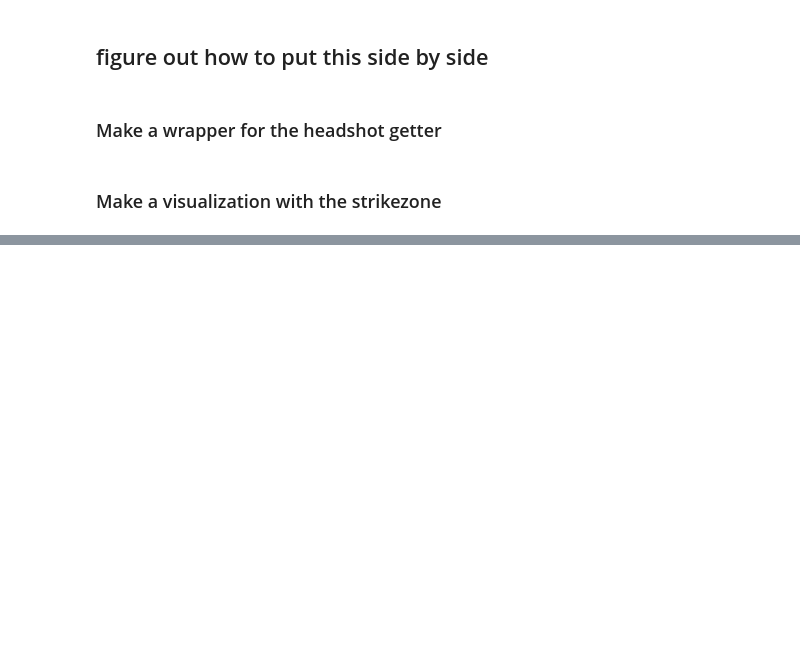
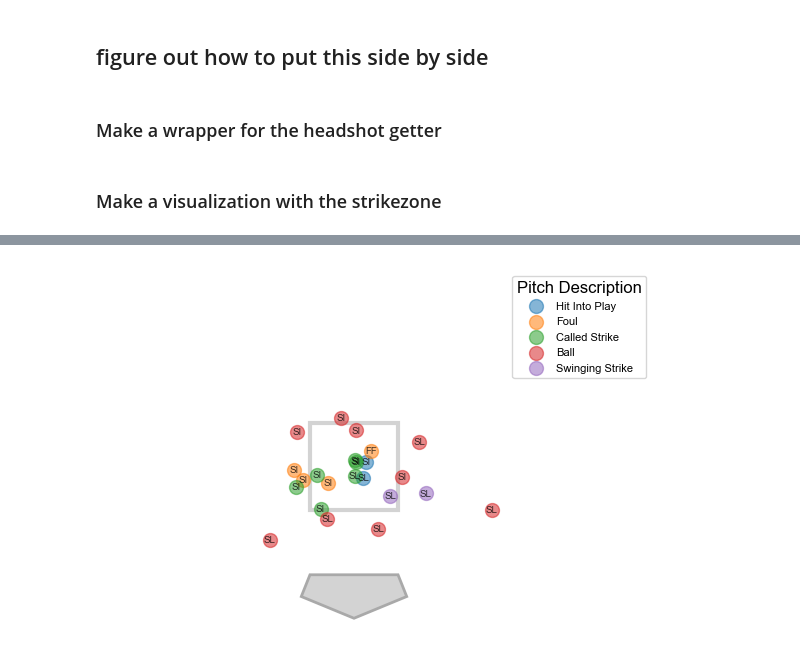
Before and after one commit to nicholson2208/three-true-outcomes, a Jupyter notebook: plotting.ipynb, the cells around one changed output, grey strips where cells are left out. Cells and saved outputs as stored; diff of their text form; code cells hidden in the pictures; blank space fills up the shorter version.

Commit message:
make a gif for the strikezone

```diff
--- a/plotting.ipynb
+++ b/plotting.ipynb
@@ -102,7 +100,7 @@ all_pitches.columns
 
 maybe make it infer which kind of plot to make?
 # %%
-def plot_strike_zone(pitch_df: pd.DataFrame, title: str = '', colorby: str = 'pitch_type', annotation: str = None, axis = None) -> None:
+def plot_strike_zone(pitch_df: pd.DataFrame, title: str = '', colorby: str = 'pitch_type', annotation: str = None, axis = None, animated: bool = False, i = None) -> None:
     """
     Produces a pitches overlaid on a strike zone using statcast data
 
@@ -128,6 +126,10 @@ def plot_strike_zone(pitch_df: pd.DataFrame, title: str = '', colorby: str = 'pi
     # make the markers really visible when fewer pitches
     alpha_markers = min(0.8, 0.5 + 1 / pitch_df.shape[0])
     alpha_text = alpha_markers + 0.2
+
+    if animated:
+        pitch_df = pitch_df.iloc[:i]
+
 
     # define Matplotlib figure and axis
     if axis is None:
@@ -202,8 +204,8 @@ def plot_strike_zone(pitch_df: pd.DataFrame, title: str = '', colorby: str = 'pi
 
         # add an annotation at the center of the marker
         if annotation:
-            for i, pitch_coord in zip(color_sub_data.index, zip(color_sub_data["plate_x"], color_sub_data['plate_z'])):
-                label_formatted = color_sub_data.loc[i, annotation]
+            for j, pitch_coord in zip(color_sub_data.index, zip(color_sub_data["plate_x"], color_sub_data['plate_z'])):
+                label_formatted = color_sub_data.loc[j, annotation]
                 label_formatted = label_formatted if not pd.isna(label_formatted) else ""
 
                 if annotation in ["release_speed", "effective_speed", "launch_speed"] and label_formatted != "":
@@ -221,7 +223,7 @@ def plot_strike_zone(pitch_df: pd.DataFrame, title: str = '', colorby: str = 'pi
 
     axis.axis('off')
 
-    axis.legend(handles=scatters, title=legend_title, bbox_to_anchor=(0.85, 1), loc='upper left')
+    axis.legend(handles=scatters, title=legend_title, bbox_to_anchor=(1.1, 1), loc='upper right', fontsize="8")
     plt.title(title)
 
     #plt.show()
@@ -463,0 +485,9 @@ purge()
+# %%
+# this defaults to yesterday
+end_dt = '2023-04-05'
+# remember this will be utc
+#end_dt = str(datetime.date.today() + datetime.timedelta(days=-1))
+
+df = statcast(start_dt=end_dt, end_dt=end_dt)
+
+print(df.shape)
@@ -463,0 +510,6 @@ purge()
+# %%
+all_pitches = df[df["pitcher"] == 657044]
+# %%
+plot_strike_zone(all_pitches, colorby = 'description', annotation = "pitch_type")
+# %% [output]
+[figure, added]
```
Also changed, not shown: parts of 8 cells of this notebook, 1 other file.
